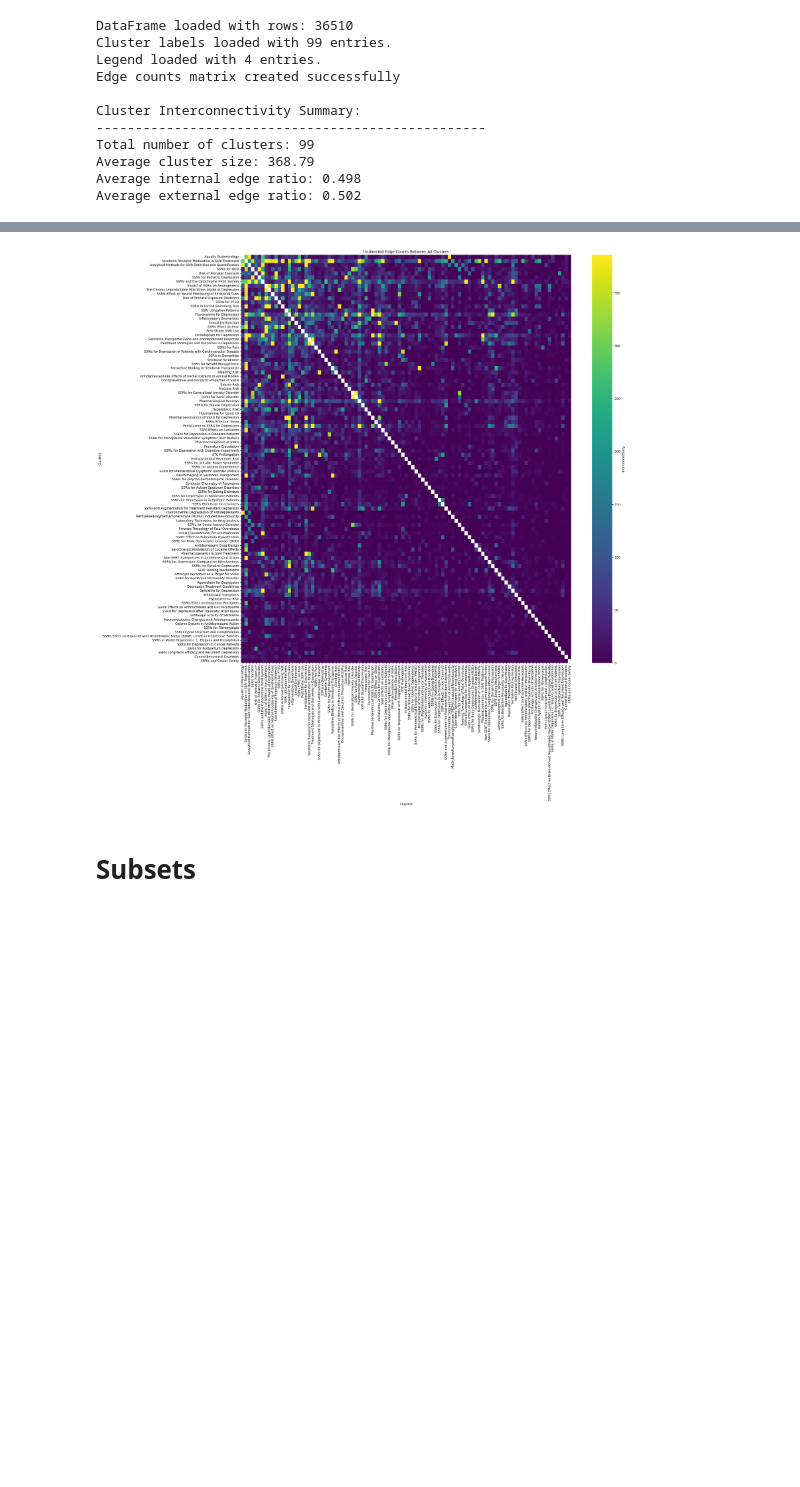
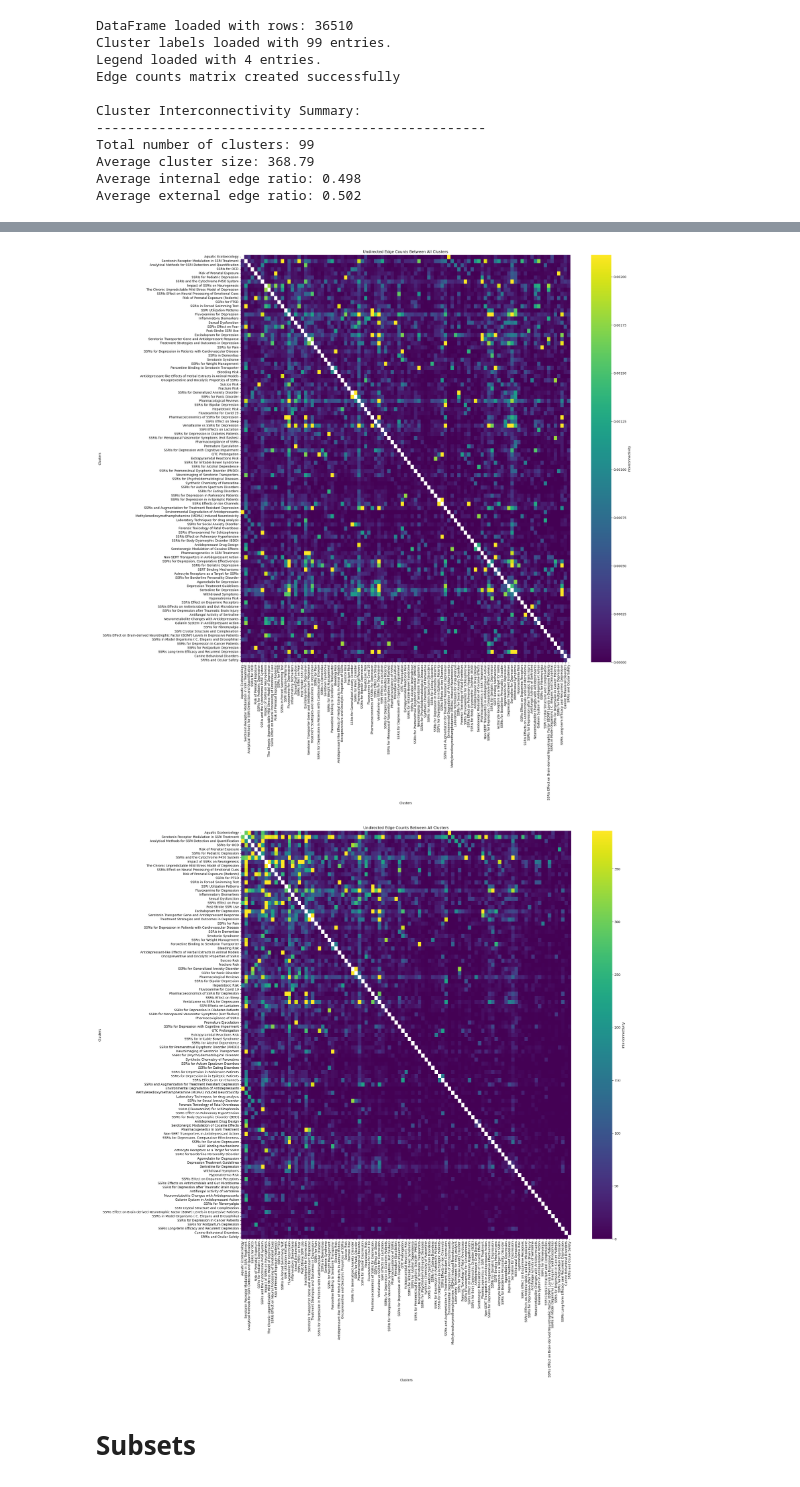
Before and after one commit to jarolim14/SSRI-Evolution, a Jupyter notebook: notebooks/09.1-ClusterIntercon.ipynb, the cells around one changed output, grey strips where cells are left out. Drawn from its saved outputs; the diff is of its cells as text; code cells hidden in the pictures; blank space fills up the shorter version.

```diff
--- a/notebooks/09.1-ClusterIntercon.ipynb
+++ b/notebooks/09.1-ClusterIntercon.ipynb
@@ -291,6 +291,7 @@ class ClusterAnalyzer:
         cluster_type="All",
         diag_excluded=True,
         cap_max_percentile=None,
+        fileprefix="heatmap",
     ):
         """
         Plot heatmap for cluster interconnectivity.
@@ -341,9 +342,9 @@ class ClusterAnalyzer:
         plt.tight_layout()
 
         # Save figure
-        heatmap_filename = f"heatmap_undirected_{cluster_type}_{datetime.now().strftime('%Y%m%d_%H%M%S')}.png"
+        heatmap_filename = f"{fileprefix}_{cluster_type}_{datetime.now().strftime('%Y%m%d_%H%M%S')}.png"
         output_path = self.output_dir
-        plt.savefig(os.path.join(output_path, heatmap_filename), dpi=400)
+        plt.savefig(os.path.join(output_path, "figures", heatmap_filename), dpi=400)
         plt.show()
         plt.close()
 # %%
@@ -412,8 +422,24 @@ edge_counts_df.head(2)
 # %%
 # Plot heatmap for all clusters
-analyzer.plot_heatmap(edge_counts_df, "All", diag_excluded=True, cap_max_percentile=99)
+analyzer.plot_heatmap(
+    normalized_df,
+    "All",
+    diag_excluded=True,
+    cap_max_percentile=99,
+    fileprefix="heatmap_normalized",
+)
+
+# Plot heatmap for all clusters
+analyzer.plot_heatmap(
+    edge_counts_df,
+    "All",
+    diag_excluded=True,
+    cap_max_percentile=99,
+    fileprefix="heatmap",
+)
 # %% [output]
-[figure, old version]
+[figure, new version]
+[figure, added]
 # %% [markdown]
 # Subsets
 # %%
```
Also changed, not shown: parts of 7 cells of this notebook, 21 other files.
